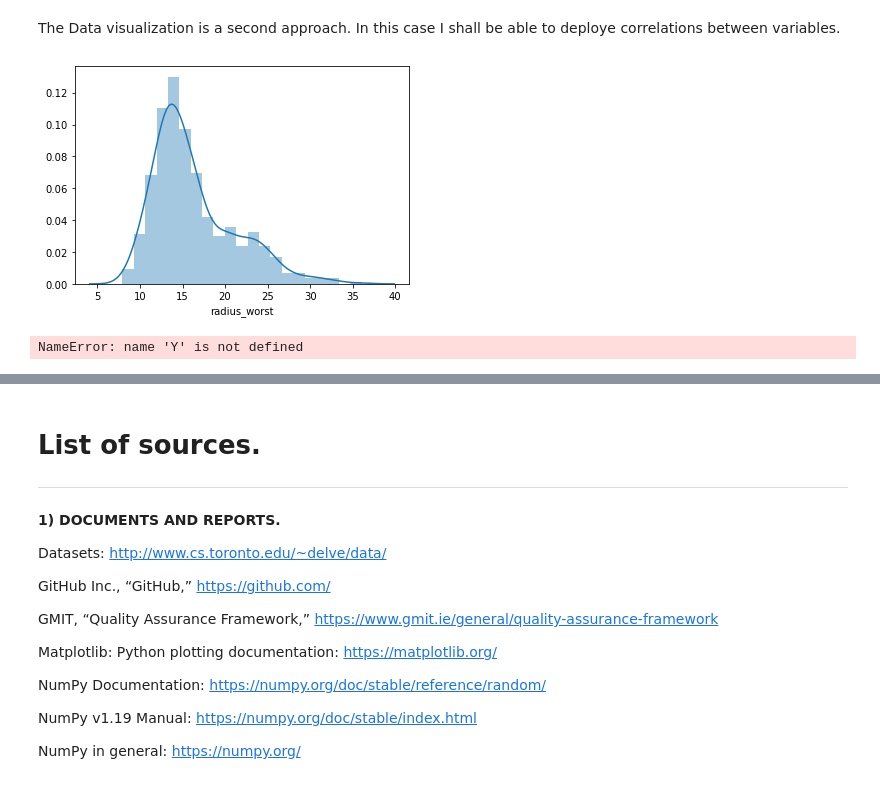
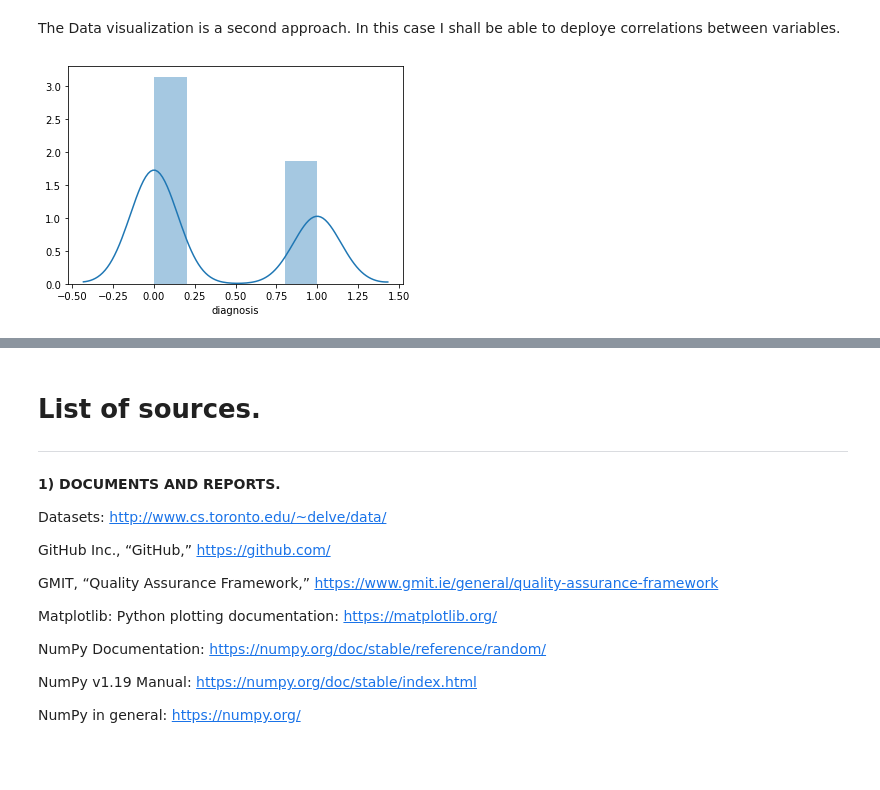
Before and after one commit to adrianberski/G00387825-gmit.ie---Adrian-Berski, a Jupyter notebook: Programming_ for_ Data_Analysis/Assignment_2/Analysisofthe WisconsinBreastCancer_dataset .ipynb, the cells around one changed output, grey strips where cells are left out. Saved outputs shown, nothing was run; the diff lists cells and outputs as text; code cells hidden in the pictures.

Commit message:
Update Analysisofthe WisconsinBreastCancer_dataset .ipynb
plots...

```diff
--- a/Programming_ for_ Data_Analysis/Assignment_2/Analysisofthe WisconsinBreastCancer_dataset .ipynb
+++ b/Programming_ for_ Data_Analysis/Assignment_2/Analysisofthe WisconsinBreastCancer_dataset .ipynb
@@ -109,3 +109,8 @@ unique      2
 top         B
 freq      357
 Name: diagnosis, dtype: object
+# %%
+#here I am mapping diganosis data Benign to 0 and Malignant to 1
+data["diagnosis"] = data["diagnosis"].map({"M":1, "B":0})
+#tesing
+data.head()
@@ -112,26 +125,11 @@ Name: diagnosis, dtype: object
 # %% [markdown]
 The Data visualization is a second approach. In this case I shall be able to deploye correlations between variables.
-# %%
-#Let`s start from "radius_worst"
-radius_worst = data["radius_worst"]
-sns.distplot(radius_worst)
-
-plt.show()
-# %% [output]
-[figure, removed]
-# %%
-from sklearn.preprocessing import LabelEncoder
-labelencoder_Y = LabelEncoder()
-Y = labelencoder_Y.fit_transform(Y)
-
-
-f, (ax1, ax2) = plt.subplots(1, 2, sharey=True)
-
-
-ax1.scatter(Y[:,0],Y[:,1],  c=kY, cmap = "jet", edgecolor = "None", alpha=0.35)
-ax1.set_title('Hierarchical clustering plot')
-
-ax2.scatter(Y[:,0],Y[:,1],  c = datas['diagnosis'], cmap = "jet", edgecolor = "None", alpha=0.35)
-ax2.set_title('Actual clusters')
-# %% [output]
-NameError: name 'Y' is not defined
+# %%
+#Let`s start from diagnosis
+#I am using a histogram to visualize the distribution of all of the diagnosis (M and B) in my dataset.
+diagnosis = data["diagnosis"]
+sns.distplot(diagnosis)
+
+plt.show()
+# %% [output]
+[figure, added]
```
Also changed, not shown: parts of 3 cells of this notebook.
